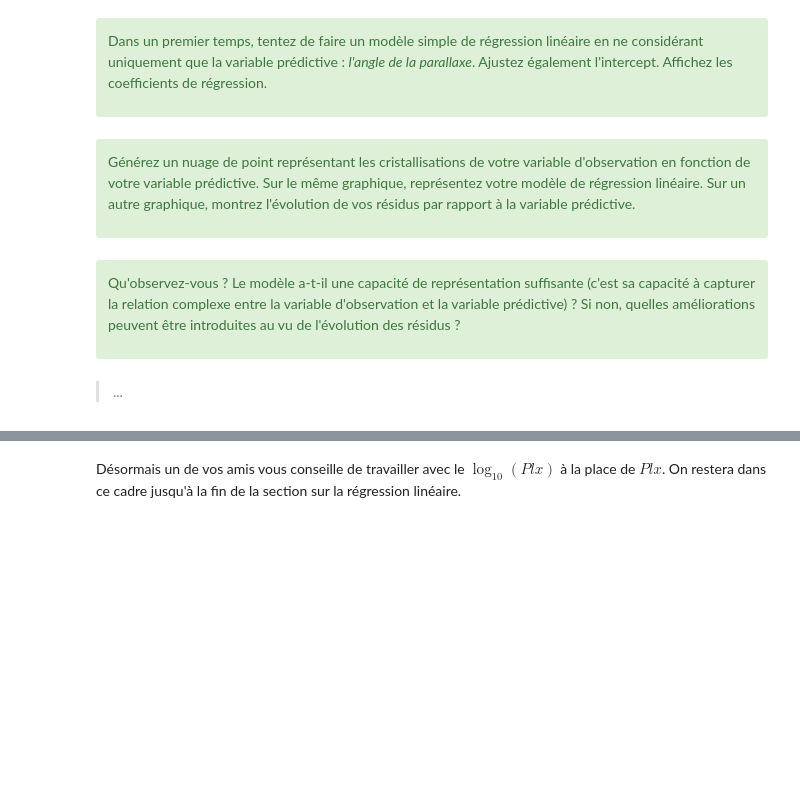
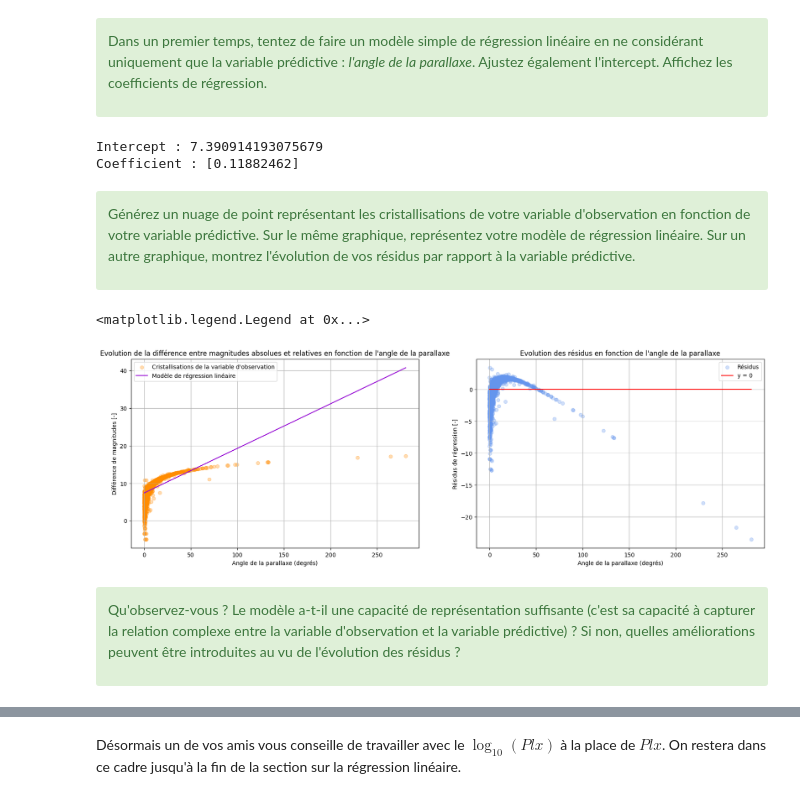
Before and after one commit to MehdiBoustani/Estimation-par-intervalle-et-regression, a Jupyter notebook: math0487_hw2.ipynb, the cells around one changed output, grey strips where cells are left out. Cells and saved outputs as stored; diff of their text form; code cells hidden in the pictures; blank space fills up the shorter version.

```diff
--- a/math0487_hw2.ipynb
+++ b/math0487_hw2.ipynb
@@ -255,17 +504,71 @@ Un ami astronome vous suggère de commencer par prédire la différence entre la
 Dans un premier temps, tentez de faire un modèle simple de régression linéaire en ne considérant uniquement que la variable prédictive : *l'angle de la parallaxe*. Ajustez également l'intercept. Affichez les coefficients de régression.
 
 </div>
+# %%
+# Variable prédictive : angle de la parallaxe
+var = "Plx"
+plx = data[var]
+plx = np.asarray(plx)
+
+# Variable d'observation : différence entre la magnitude absolue et la magnitude apparente
+var = "Amag"
+amag = data[var]
+diff = amag - vmag
+diff = np.asarray(diff)
+
+# Modèle choisi
+model = LinearRegression(fit_intercept=True)
+
+# Ajustement du modèle
+model.fit(plx.reshape(-1, 1), diff)
+
+# Affichage des coefficients de régression
+(intercept, coef) = (model.intercept_, model.coef_)
+print("Intercept :", intercept)
+print("Coefficient :", coef)
+# %% [output]
+Intercept : 7.390914193075679
+Coefficient : [0.11882462]
 # %% [markdown]
 <div class="alert alert-block alert-success">
 
 Générez un nuage de point représentant les cristallisations de votre variable d'observation en fonction de votre variable prédictive. Sur le même graphique, représentez votre modèle de régression linéaire. Sur un autre graphique, montrez l'évolution de vos résidus par rapport à la variable prédictive.
 
 </div>
+# %%
+fig, axs = plt.subplots(1, 2, figsize=(20, 6))
+
+# Nuage de points
+axs[0].scatter(plx, diff, color='darkorange', alpha = 0.3, label="Cristallisations de la variable d'observation")
+
+# Modèle de régression linéaire
+x = np.linspace(min(plx), max(plx), 100)
+y = model.predict(x.reshape(-1, 1))
+
+axs[0].plot(x, y, color='darkviolet', label="Modèle de régression linéaire")
+axs[0].set_title("Evolution de la différence entre magnitudes absolues et relatives en fonction de l'angle de la parallaxe")
+axs[0].set_xlabel("Angle de la parallaxe (degrés)")
+axs[0].set_ylabel("Différence de magnitudes [-]")
+axs[0].grid(True)
+axs[0].legend()
+
+# Evolution des résidus par rapport à la variable prédictive
+predictions = model.predict(plx.reshape(-1, 1))
+residuals = diff - predictions
+yref = 0 * x
+axs[1].scatter(plx, residuals, color='cornflowerblue', alpha = 0.3, label="Résidus")
+axs[1].plot(x, yref, color='red', label="y = 0")
+axs[1].set_title("Evolution des résidus en fonction de l'angle de la parallaxe")
+axs[1].set_xlabel("Angle de la parallaxe (degrés)")
+axs[1].set_ylabel("Résidus de régression [-]")
+axs[1].grid(True)
+axs[1].legend()
+# %% [output]
+<matplotlib.legend.Legend at 0x...>
+[figure, added]
 # %% [markdown]
 <div class="alert alert-block alert-success">
 
 Qu'observez-vous ? Le modèle a-t-il une capacité de représentation suffisante (c'est sa capacité à capturer la relation complexe entre la variable d'observation et la variable prédictive) ? Si non, quelles améliorations peuvent être introduites au vu de l'évolution des résidus ?
 
 </div>
-# %% [markdown]
-> ...
```
Also changed, not shown: parts of 37 cells of this notebook.
